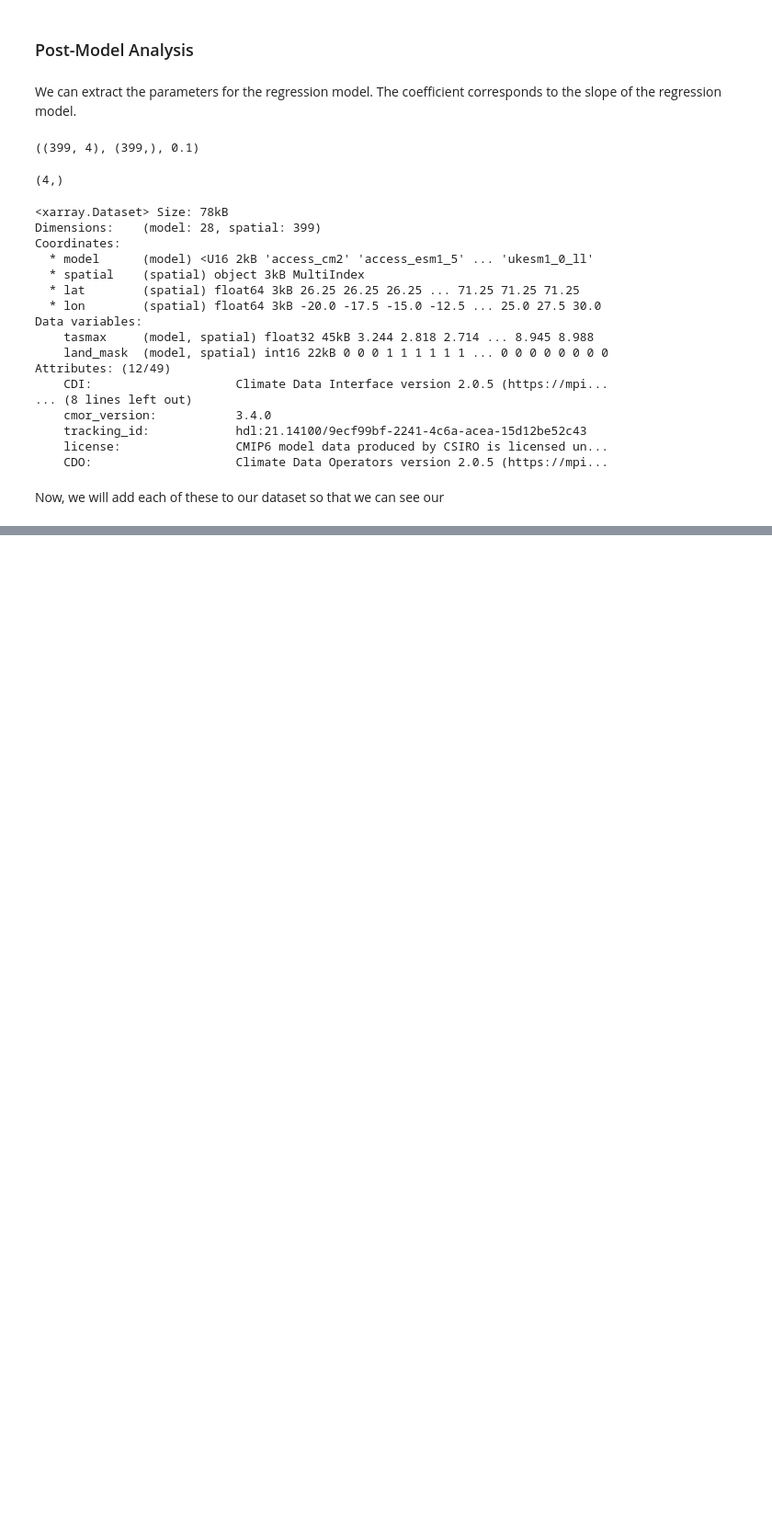
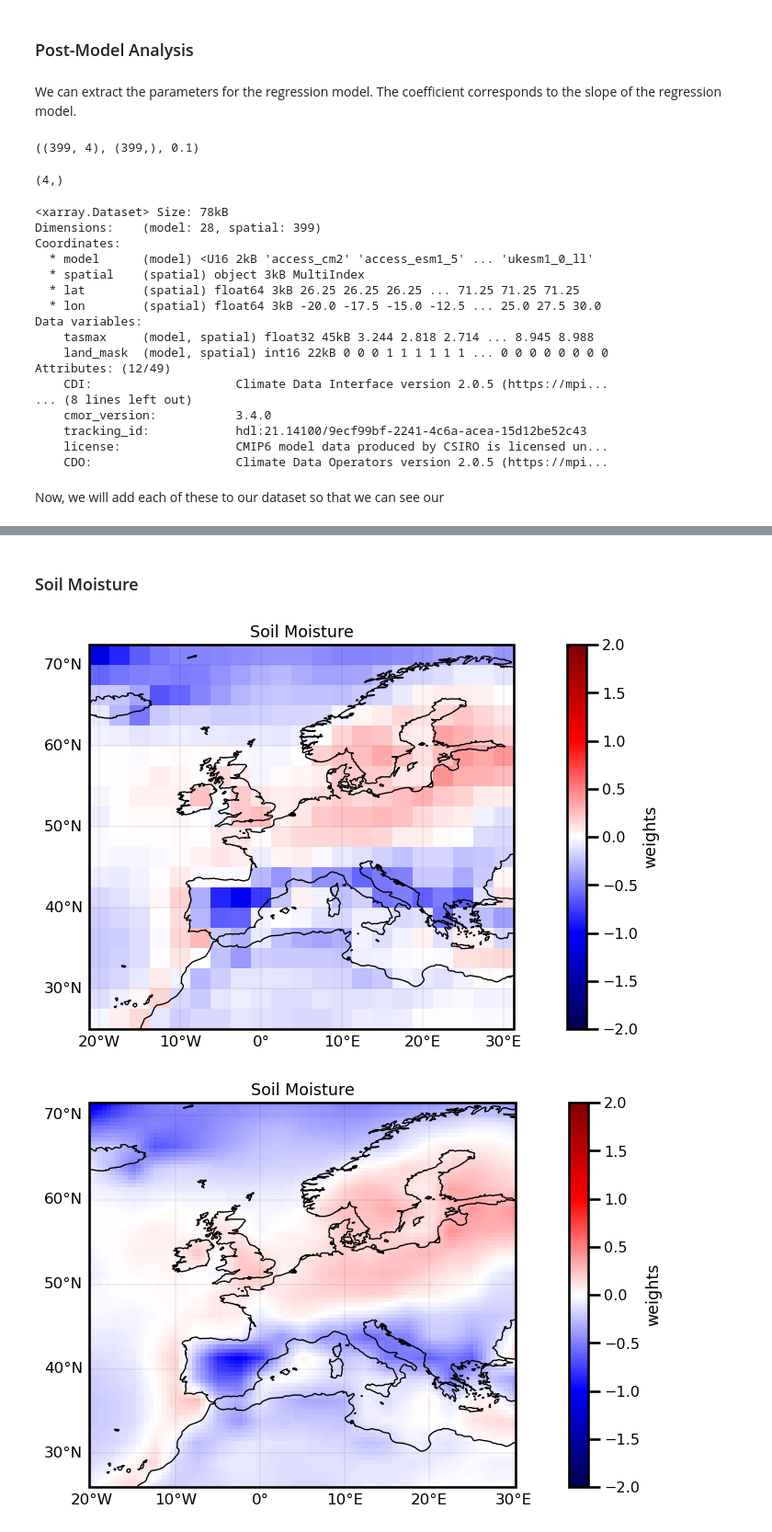
Before and after one commit to jejjohnson/jbayesevt, a Jupyter notebook: notebooks/ai4storylines/1.1_baseline_sa_lr.ipynb, the cells around one changed output, grey strips where cells are left out. Shown at 92% size. Drawn from its saved outputs; the diff is of its cells as text; code cells hidden in the pictures; blank space fills up the shorter version.

```diff
--- a/notebooks/ai4storylines/1.1_baseline_sa_lr.ipynb
+++ b/notebooks/ai4storylines/1.1_baseline_sa_lr.ipynb
@@ -230,0 +253,10 @@ ds.to_netcdf(Path(results_save_dir).joinpath("lr_sklearn.nc"), engine="netcdf4")
+# %% [markdown]
+### Soil Moisture
+# %%
+variable_name = "Soil Moisture"
+covariate = "sm"
+
+plot_maps(covariate, variable_name)
+# %% [output]
+[figure, added]
+[figure, added]
```
Also changed, not shown: parts of 32 cells of this notebook, 1 other file.
